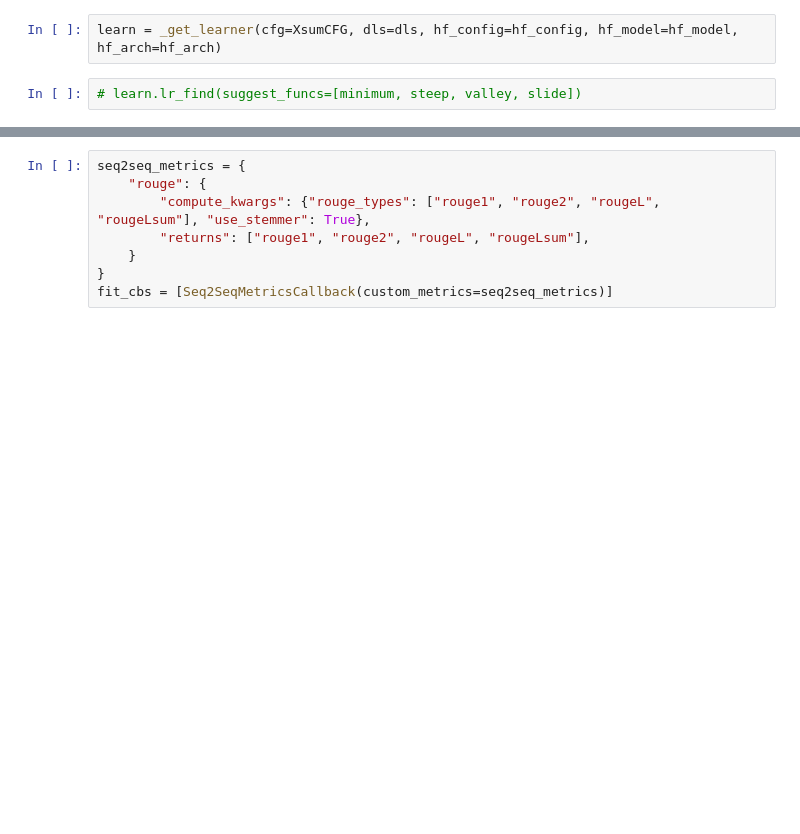
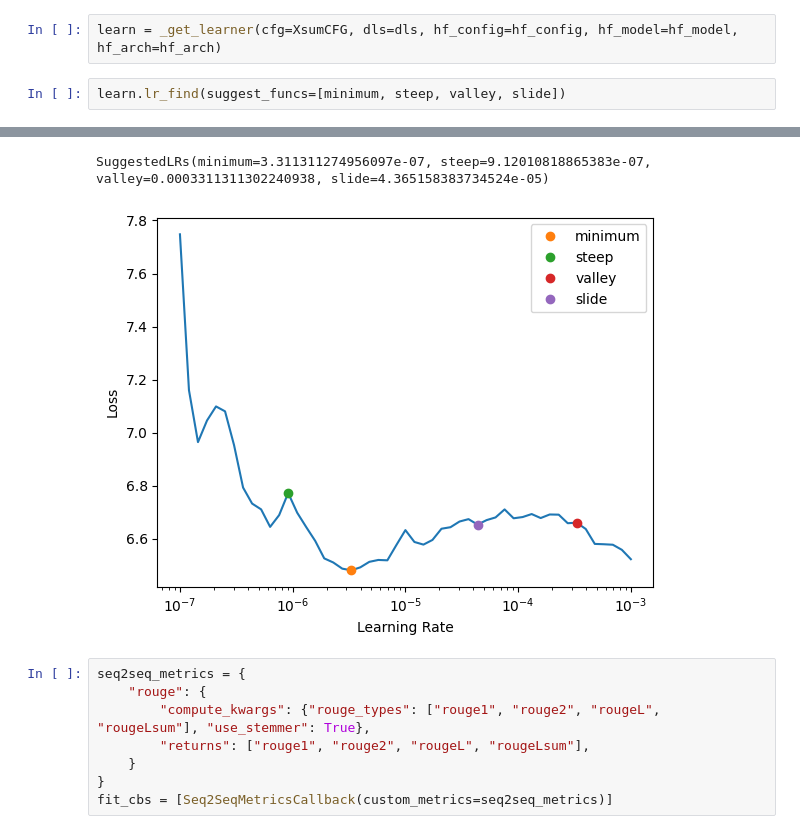
Before and after one commit to ohmeow/fsdl_2022_course_project, a Jupyter notebook: nbs/30_summarization.ipynb, the cells around one changed output, grey strips where cells are left out. Drawn from its saved outputs; the diff is of its cells as text; blank space fills up the shorter version.

```diff
--- a/nbs/30_summarization.ipynb
+++ b/nbs/30_summarization.ipynb
@@ -249,4 +249,5 @@ def _get_learner(cfg: SummarizationConfig, dls, hf_config, hf_model, hf_arch):
 # %%
 learn = _get_learner(cfg=XsumCFG, dls=dls, hf_config=hf_config, hf_model=hf_model, hf_arch=hf_arch)
 # %%
-# learn.lr_find(suggest_funcs=[minimum, steep, valley, slide])
+learn.lr_find(suggest_funcs=[minimum, steep, valley, slide])
+# %% [output]
@@ -253,3 +255,5 @@ learn = _get_learner(cfg=XsumCFG, dls=dls, hf_config=hf_config, hf_model=hf_mode
+SuggestedLRs(minimum=3.311311274956097e-07, steep=9.12010818865383e-07, valley=0.0003311311302240938, slide=4.365158383734524e-05)
+[figure, added]
 # %%
 seq2seq_metrics = {
     "rouge": {
```
Also changed, not shown: parts of 20 cells of this notebook, 2 other files.
